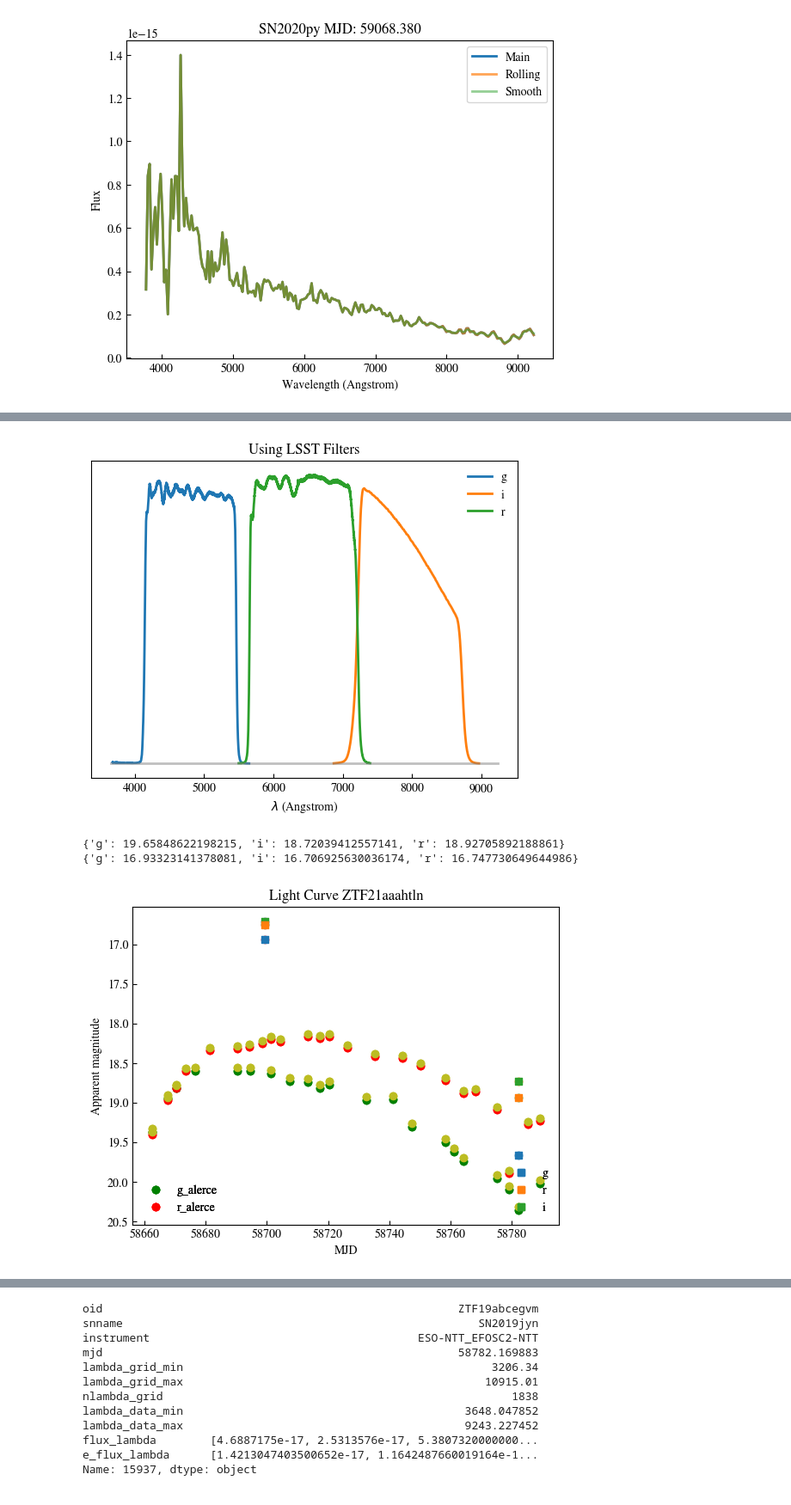
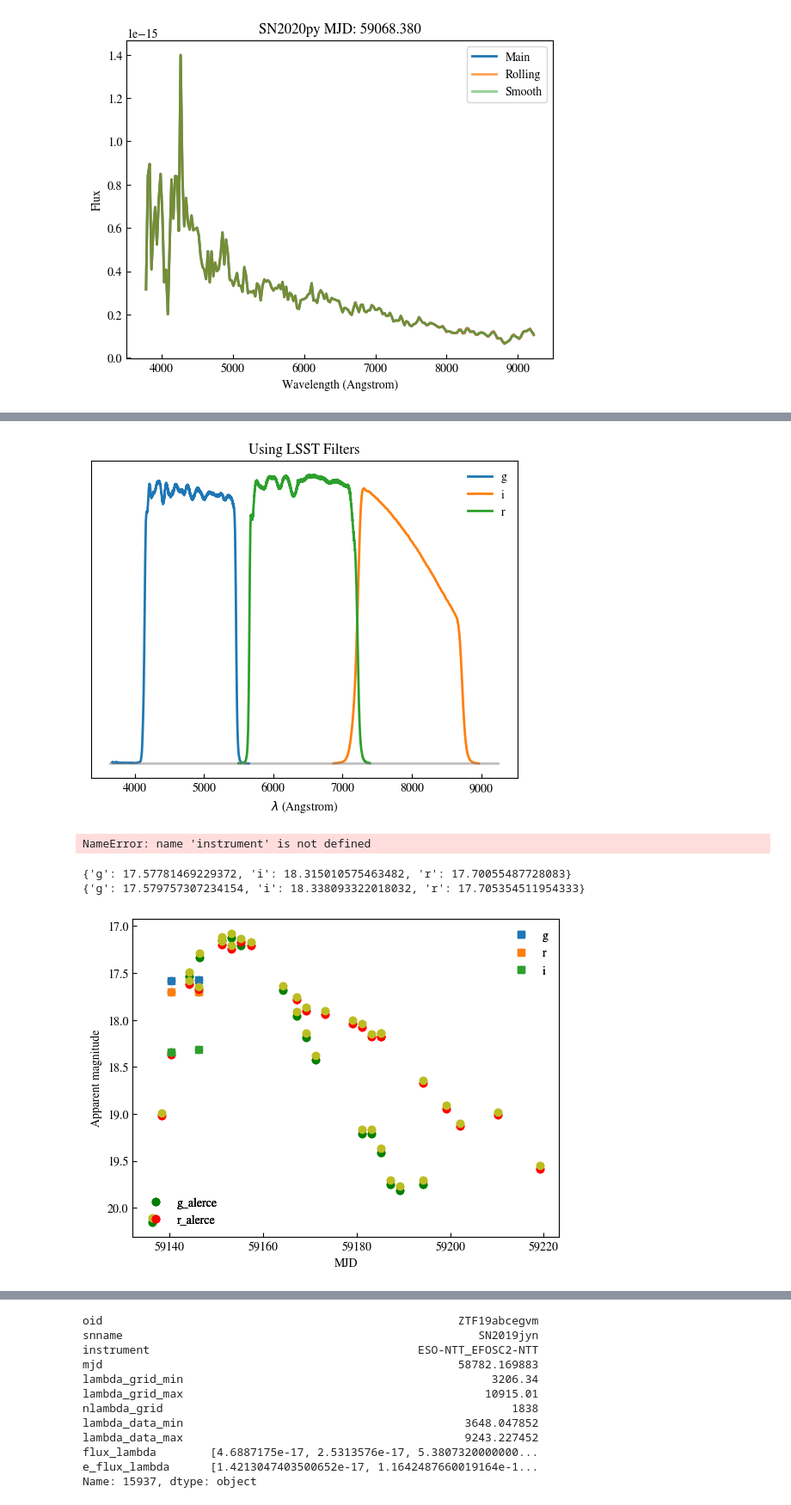
Before and after one commit to jurados/SNeMPhyVAE, a Jupyter notebook: ExamplesLightcurveAndFlux.ipynb, the cells around one changed output, grey strips where cells are left out. Shown: that part at 86% size. Cells and saved outputs as stored; diff of their text form; code cells hidden in the pictures.

Commit message:
Solving pinche mk rolling using group instead data

```diff
--- a/ExamplesLightcurveAndFlux.ipynb
+++ b/ExamplesLightcurveAndFlux.ipynb
@@ -163,7 +242,7 @@ idx_spec = 0
 fig, ax = plt.subplots()
 #x_spectrum = np.array(spectrum.iloc[idx_spec]['lambda_'])
 
-x_spectrum = np.logspace(np.log10(spectrum.iloc[idx_spec].lambda_data_min),np.log10(spectrum.iloc[idx_spec].lambda_data_max),len(spectrum.iloc[idx_spec].flux_lambda))
+x_spectrum = np.logspace(np.log10(spectrum.iloc[idx_spec].lambda_grid_min),np.log10(spectrum.iloc[idx_spec].lambda_grid_max),len(spectrum.iloc[idx_spec].flux_lambda))
 y_spectrum = np.array((spectrum.iloc[idx_spec]['flux_lambda']))
 
 for band, sv in ztf_sv_dict.items():
@@ -178,7 +257,18 @@ ax.legend(frameon=False)
 
 plt.show()
 # %% [output]
-[figure, old version]
+[figure, new version]
+# %%
+def simple_integration(x:list[float],y:list[float],delta_x:list[float]) -> float:
+    y = np.nan_to_num(y, nan=0.0)
+
+    #if delta_x == None:
+    #    delta_x = x[i]
+
+    integral = 0
+    for i in range(len(delta_x)-1):
+        integral += (y[i] + y[i+1]) * delta_x[i] / 2.0
+    return integral
 # %%
 def obtain_magnitude_flux(spectrum:pd.DataFrame,instrument:str) -> dict:
 
@@ -189,10 +279,10 @@ def obtain_magnitude_flux(spectrum:pd.DataFrame,instrument:str) -> dict:
     elif instrument ==  'lsst':
         tranmision_dict = lsst_sv_dict
 
-    x_spectrum = np.linspace(spectrum.lambda_data_min,spectrum.lambda_data_max,len(spectrum.flux_lambda))
-    #x_spectrum = np.array(spectrum['lambda'])
+    x_spectrum = np.logspace(np.log10(spectrum.lambda_grid_min),np.log10(spectrum.lambda_data_max),spectrum.nlambda_grid)
     y_spectrum = np.array(spectrum.flux_lambda)
     f = interpolate.interp1d(x_spectrum,y_spectrum, fill_value=np.nan, bounds_error=False)
+    #print(len(y_spectrum), len(x_spectrum))
 
     mags = {}
     for band, s_wave in tranmision_dict.items():
@@ -204,21 +294,30 @@ def obtain_magnitude_flux(spectrum:pd.DataFrame,instrument:str) -> dict:
         #x = x_spectrum[condition]
         #y = y_spectrum[condition]
 
-        flux_wave_new = f(wave)
+        flux_wave = f(wave)
+        #flux_wave = y_spectrum
 
         log_nu = -np.log(wave)                           # Obtaining log_nu in lambda termns
-        f_nu   = (wave**2/(CSPEED*1e10)) * flux_wave_new # Obtaining f_nu in lambda termns
+        f_nu   = (wave**2/(CSPEED*1e10)) * flux_wave # Obtaining f_nu in lambda termns
         s_nu   = s_wave
 
         num = np.trapz(f_nu*s_nu, dx=log_nu[:-1])
         den = np.trapz(s_nu, dx=log_nu[:-1])
-        #num_test = simple_integration(wave,f_nu*s_nu, log_nu)
-        #den_test = simple_integration(wave,s_nu, log_nu)
-        #m = -2.5 * np.log10(num_test/den_test) - 48.60
-        m = -2.5 * np.log10(num/den) - 48.60
+        #print(f'Band = {band}')
+        #print(f'num={num}, den={den}')
+        num_test = simple_integration(wave,f_nu*s_nu, log_nu)
+        den_test = simple_integration(wave,s_nu, log_nu)
+        #print(f'num_test={num_test}, den_test={den_test}')
+        m = -2.5 * np.log10(num_test/den_test) - 48.60
+        #m = -2.5 * np.log10(num/den) - 48.60
         mags.update({band:m})
     print(mags)
     return mags
+# %%
+for _, row in spectrum.iterrows():
+    magnitude_integrated = obtain_magnitude_flux(spectrum=row, instrument=instrument)
+# %% [output]
+NameError: name 'instrument' is not defined
 # %%
 instrument = 'ztf'
 if instrument == 'ztf':
@@ -238,38 +337,38 @@ for _, row in spectrum.iterrows():
         ax.scatter(x=group.mjd, y=group.magpsf, color=color)
         ax.scatter(x=group.mjd, y=group.magpsf - extinction_correction, color='C8')
 
     # This calculate the magnitude of the spectrum based on
     # the integration of the flux
 
     try:
         magnitude_integrated = obtain_magnitude_flux(spectrum=row, instrument=instrument)
     except:
         continue
     for bandapass, magnitude in magnitude_integrated.items():
         ax.scatter(row.mjd,magnitude)
         if instrument == 'ztf':
             color = colors[0] if 'g' in bandapass else colors[1] if 'r' in bandapass else colors[2]
             #label =
             ax.scatter(row.mjd,magnitude, marker='s',color = color)
         else:
             color = colors[0] if 'u' in bandapass else colors[1] if 'g' in bandapass else colors[2] if 'r' in bandapass else colors[3] if 'i' in bandapass else colors[4] if 'z' in bandapass else colors[5]
             ax.scatter(row.mjd,magnitude, marker='s',color = color)
 
     handles = [mlines.Line2D([], [], c=color, marker='s',ls='') for color in colors]
-    leg1 = ax.legend(handles, bands, loc='lower right',frameon=False)
+    leg1 = ax.legend(handles, bands, loc='upper right',frameon=False)
     ax.add_artist(leg1)
     handles = [mlines.Line2D([], [], c=color, marker='o',ls='') for color in ['g', 'r']]
     leg2 = ax.legend(handles, ['g_alerce', 'r_alerce'], loc='lower left',frameon=False)
     ax.add_artist(leg2)
 
     ax.yaxis.set_inverted(True)
     ax.set_xlabel('MJD')
     ax.set_ylabel('Apparent magnitude')
-    ax.set_title(f'Light Curve {oid}')
+    #ax.set_title(f'Light Curve {oid}')
 # %% [output]
-{'g': 19.65848622198215, 'i': 18.72039412557141, 'r': 18.92705892188861}
-{'g': 16.93323141378081, 'i': 16.706925630036174, 'r': 16.747730649644986}
+{'g': 17.57781469229372, 'i': 18.315010575463482, 'r': 17.70055487728083}
+{'g': 17.579757307234154, 'i': 18.338093322018032, 'r': 17.705354511954333}
-[figure, old version]
+[figure, new version]
 # %%
 # Agregar el
 # Verificar si estan fotocalibrados
```
Also changed, not shown: parts of 17 cells of this notebook, 2 other files.
